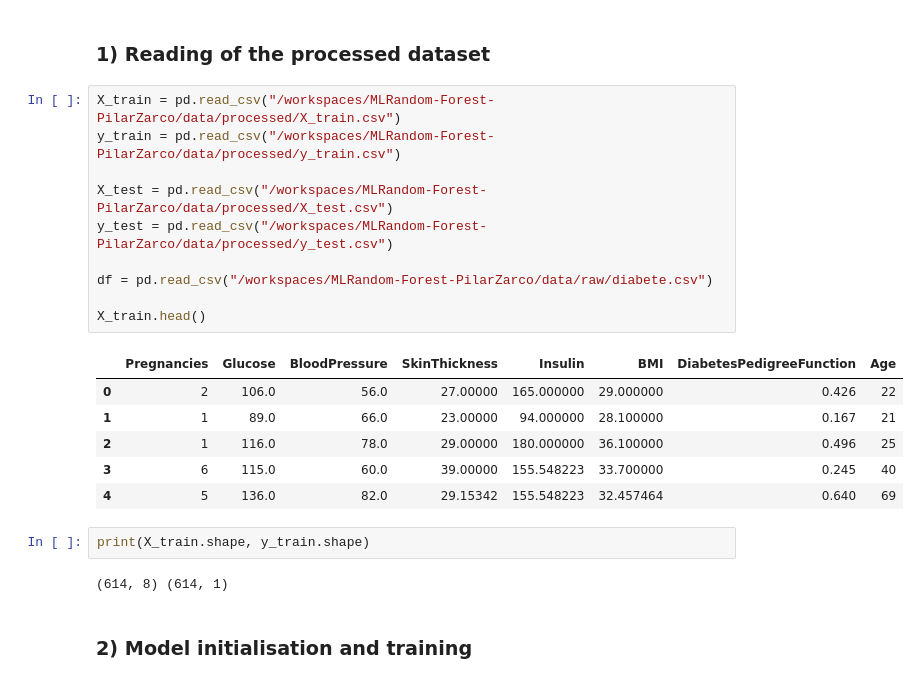
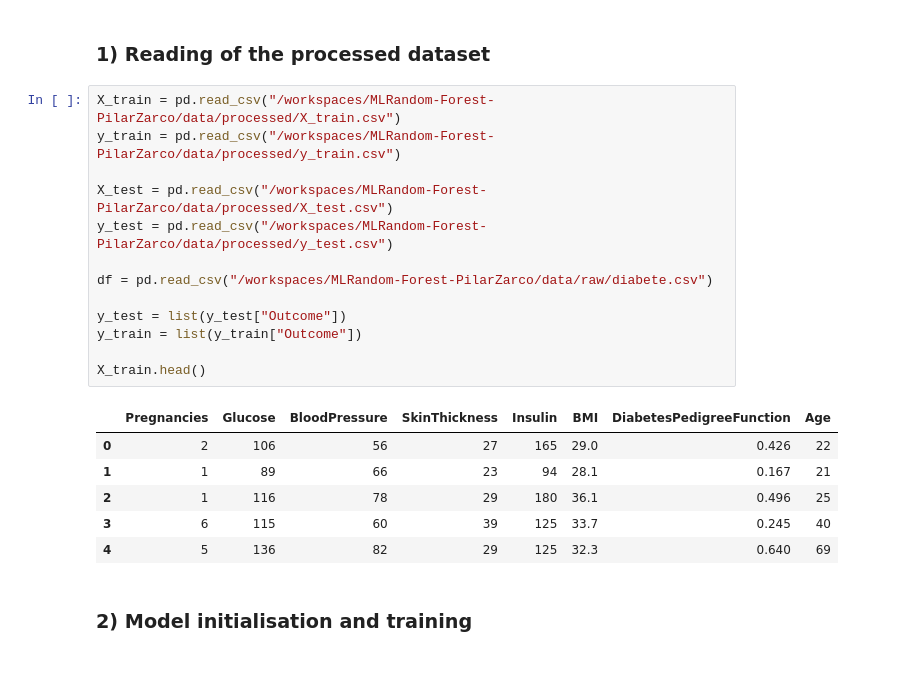
Before and after one commit to 4GeeksAcademy/MLRandom-Forest-PilarZarco, a Jupyter notebook: src/ML Random Forest.ipynb, the cells around one changed output. Saved outputs shown, nothing was run; the diff lists cells and outputs as text.

```diff
--- a/src/ML Random Forest.ipynb
+++ b/src/ML Random Forest.ipynb
@@ -8,23 +8,22 @@ import pandas as pd
 # %%
 X_train = pd.read_csv("/workspaces/MLRandom-Forest-PilarZarco/data/processed/X_train.csv")
 y_train = pd.read_csv("/workspaces/MLRandom-Forest-PilarZarco/data/processed/y_train.csv")
 
 X_test = pd.read_csv("/workspaces/MLRandom-Forest-PilarZarco/data/processed/X_test.csv")
 y_test = pd.read_csv("/workspaces/MLRandom-Forest-PilarZarco/data/processed/y_test.csv")
 
 df = pd.read_csv("/workspaces/MLRandom-Forest-PilarZarco/data/raw/diabete.csv")
 
+y_test = list(y_test["Outcome"])
+y_train = list(y_train["Outcome"])
+
 X_train.head()
 # %% [output]
 |  | Pregnancies | Glucose | BloodPressure | SkinThickness | Insulin | BMI | DiabetesPedigreeFunction | Age |
-| 0 | 2 | 106.0 | 56.0 | 27.00000 | 165.000000 | 29.000000 | 0.426 | 22 |
-| 1 | 1 | 89.0 | 66.0 | 23.00000 | 94.000000 | 28.100000 | 0.167 | 21 |
-| 2 | 1 | 116.0 | 78.0 | 29.00000 | 180.000000 | 36.100000 | 0.496 | 25 |
-| 3 | 6 | 115.0 | 60.0 | 39.00000 | 155.548223 | 33.700000 | 0.245 | 40 |
-| 4 | 5 | 136.0 | 82.0 | 29.15342 | 155.548223 | 32.457464 | 0.640 | 69 |
+| 0 | 2 | 106 | 56 | 27 | 165 | 29.0 | 0.426 | 22 |
+| 1 | 1 | 89 | 66 | 23 | 94 | 28.1 | 0.167 | 21 |
+| 2 | 1 | 116 | 78 | 29 | 180 | 36.1 | 0.496 | 25 |
+| 3 | 6 | 115 | 60 | 39 | 125 | 33.7 | 0.245 | 40 |
+| 4 | 5 | 136 | 82 | 29 | 125 | 32.3 | 0.640 | 69 |
-# %%
-print(X_train.shape, y_train.shape)
-# %% [output]
-(614, 8) (614, 1)
 # %% [markdown]
 ### 2) Model initialisation and training
```
Also changed, not shown: parts of 20 cells of this notebook, 7 other files.
